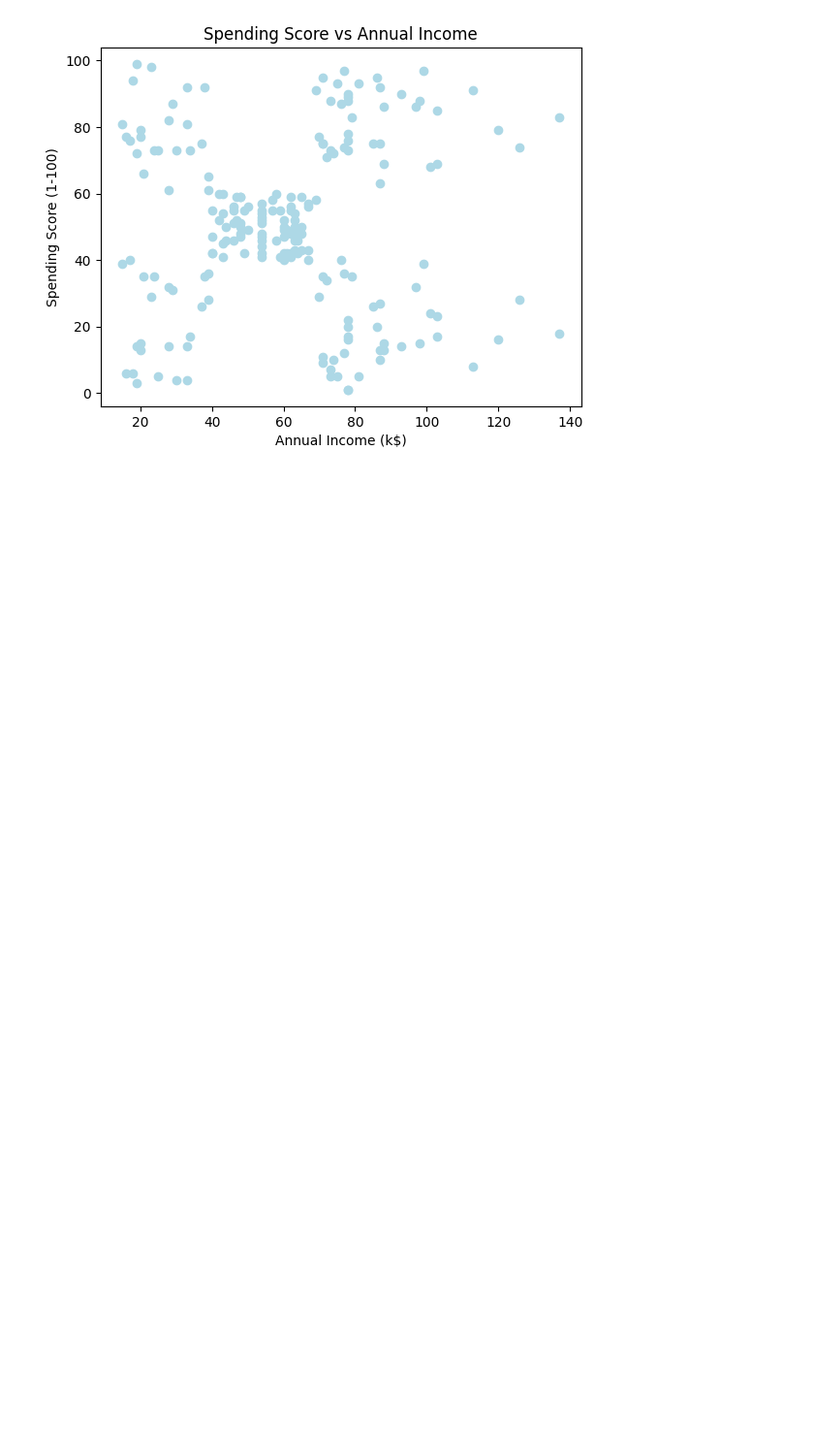
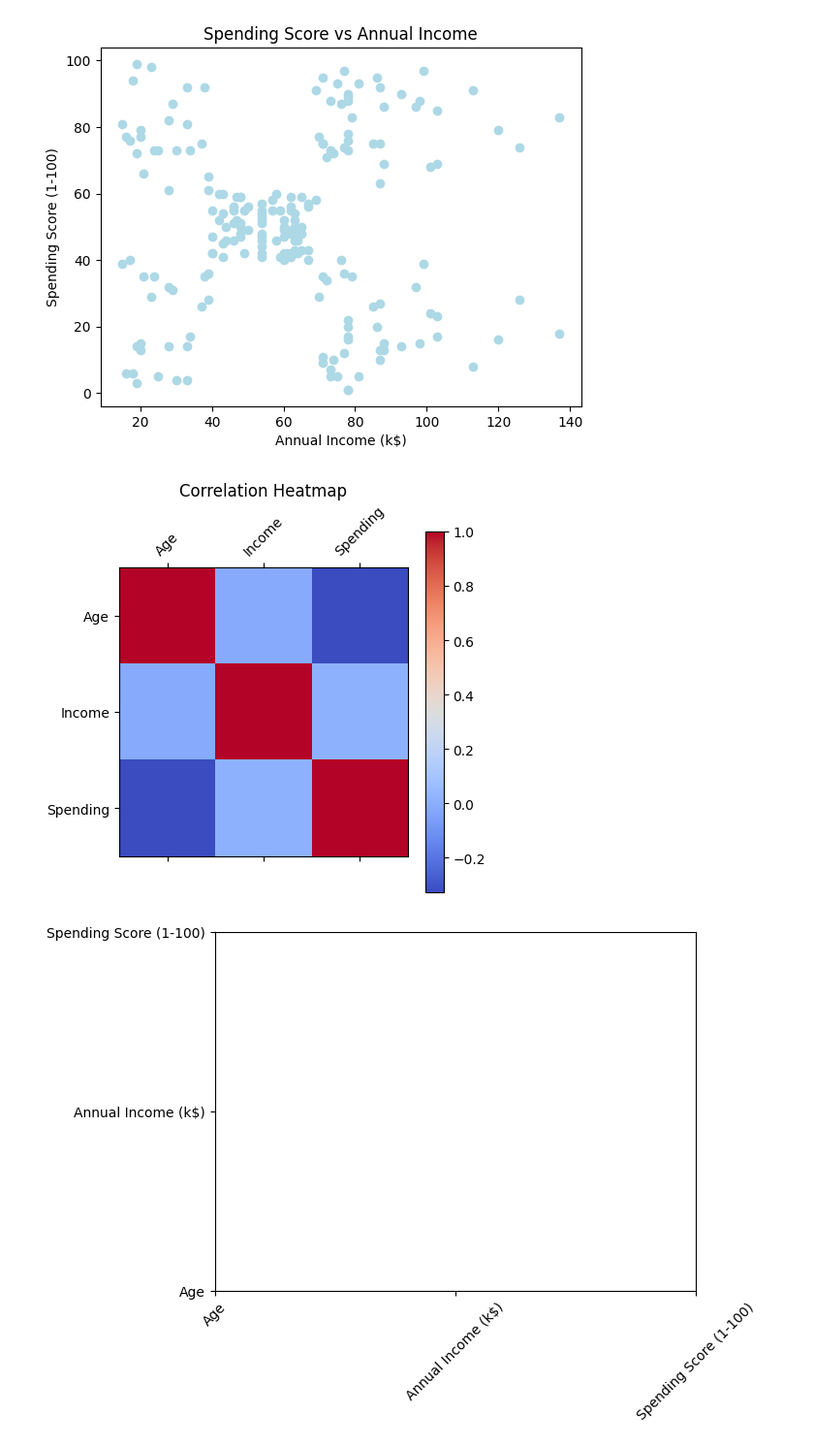
Before and after one commit to PriyankaaNigam/AI-Data-Unlocked, a Jupyter notebook: customer_segmentation/notebooks/mall_segmentation.ipynb, the cells around one changed output. Shown: that part at 97% size. Drawn from its saved outputs; the diff is of its cells as text; code cells hidden in the pictures; blank space fills up the shorter version.

Commit message:
Add simple correlation heatmap for Age, Income, and Spending

```diff
--- a/customer_segmentation/notebooks/mall_segmentation.ipynb
+++ b/customer_segmentation/notebooks/mall_segmentation.ipynb
@@ -123,3 +123,20 @@ plt.ylabel("Spending Score (1-100)")
 plt.show()
 # %% [output]
 [figure]
+# %%
+# Correlation heatmap
+corr = df[["Age", "Annual Income (k$)", "Spending Score (1-100)"]].corr()
+
+plt.matshow(corr, cmap="coolwarm")
+plt.colorbar()
+plt.xticks(range(3), ["Age", "Income", "Spending"], rotation=45)
+plt.yticks(range(3), ["Age", "Income", "Spending"])
+plt.title("Correlation Heatmap")
+plt.show()
+# Set axis ticks and labels
+plt.xticks(range(len(corr.columns)), corr.columns, rotation=45)
+plt.yticks(range(len(corr.columns)), corr.columns)
+plt.show()
+# %% [output]
+[figure, added]
+[figure, added]
```
